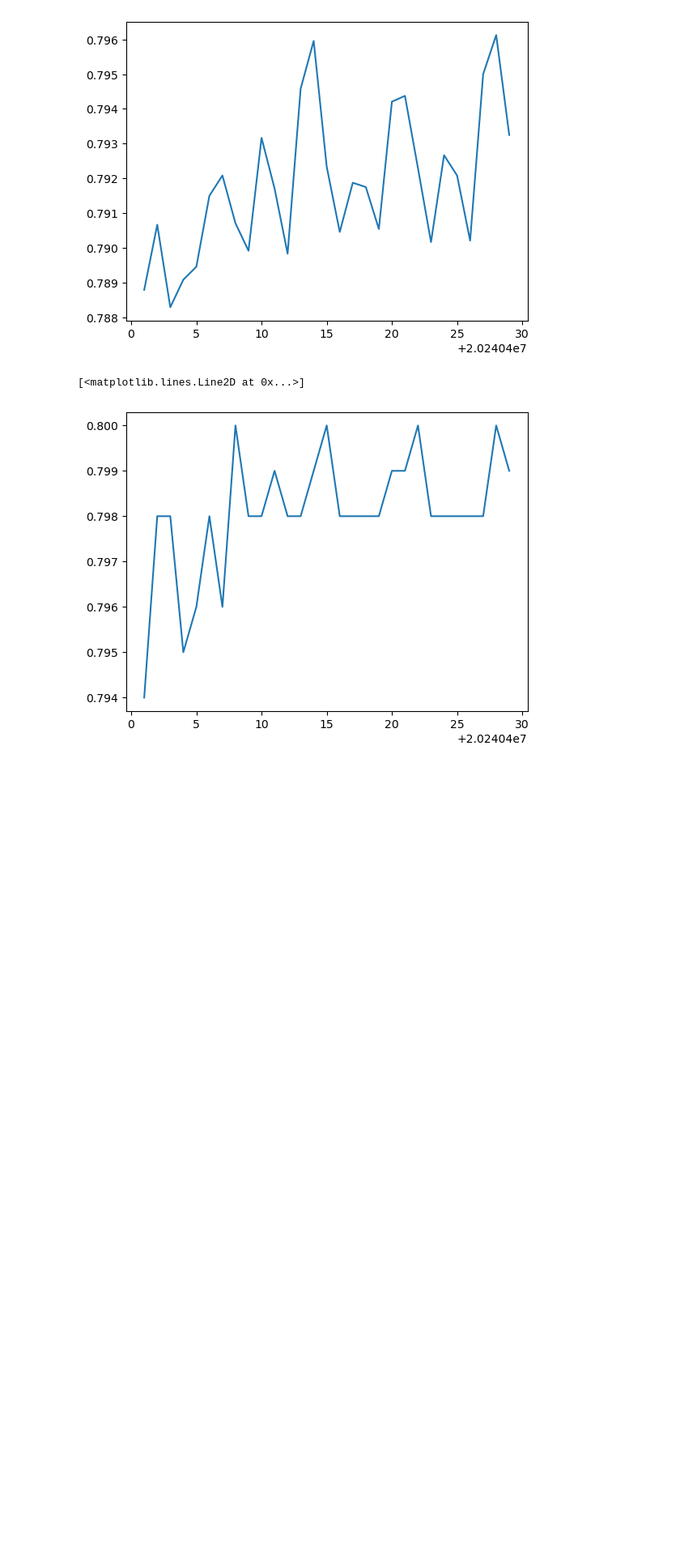
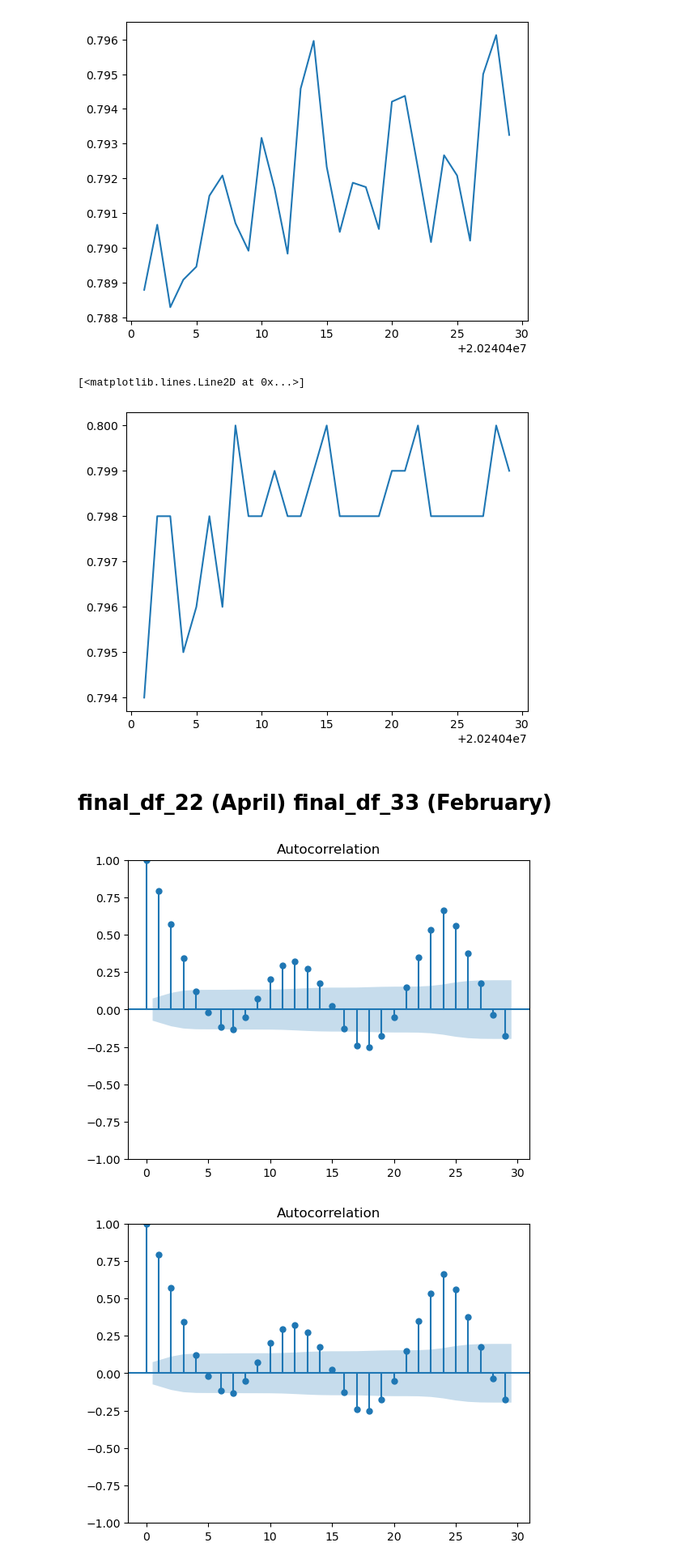
Before and after one commit to annika12302003/titanic-datasets, a Jupyter notebook: Week 4!/CNCITY/CNCITY notebooks/notebooks!!/CNCITY - 6:13:2024.ipynb, the cells around one changed output. Shown at 81% size. Cells and saved outputs as stored; diff of their text form; code cells hidden in the pictures; blank space fills up the shorter version.

```diff
--- a/Week 4!/CNCITY/CNCITY notebooks/notebooks!!/CNCITY - 6:13:2024.ipynb
+++ b/Week 4!/CNCITY/CNCITY notebooks/notebooks!!/CNCITY - 6:13:2024.ipynb
@@ -885,0 +834,8 @@ plt.plot()
+# %% [markdown]
+# final_df_22 (April) final_df_33 (February)
+# %%
+fig_new = make_subplots(rows = 1, cols = 2)
+plot_acf(final_df_22['pressure_1'])
+# %% [output]
+[figure, added]
+[figure, added]
```
Also changed, not shown: parts of 63 cells of this notebook, 9 other files.
